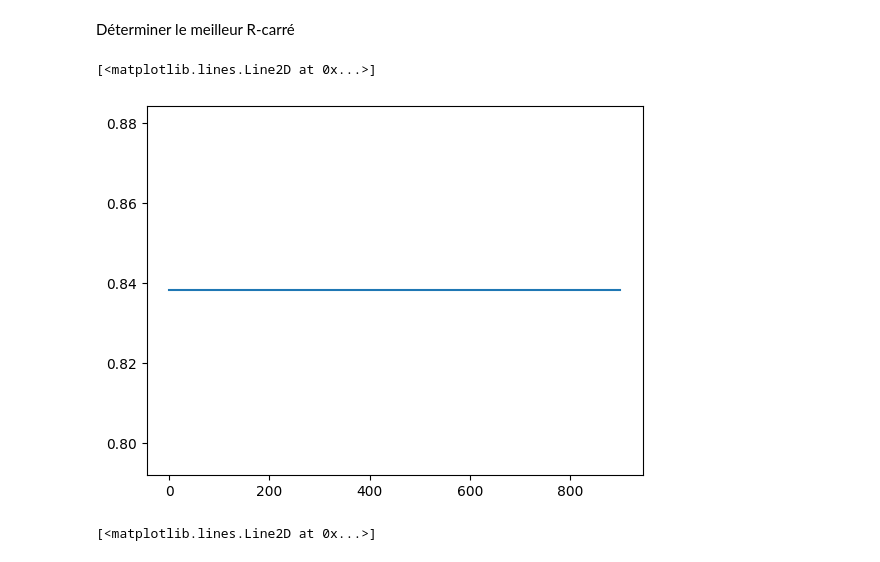
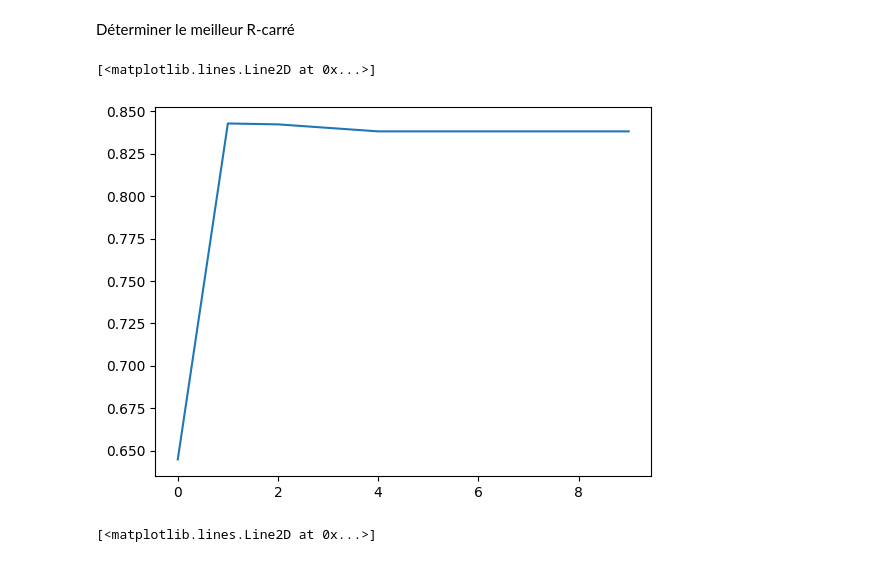
Before and after one commit to Mezouarch/Projet-data-IA, a Jupyter notebook: projet_data_alzheimer.ipynb, the cells around one changed output. Cells and saved outputs as stored; diff of their text form; code cells hidden in the pictures.

```diff
--- a/projet_data_alzheimer.ipynb
+++ b/projet_data_alzheimer.ipynb
@@ -589,13 +589,13 @@ array([0.81653747, 0.81912145, 0.87855297, 0.83979328, 0.83678756])
 Déterminer le meilleur R-carré
 # %%
 val_score = []
-for k in range(100, 1000):
+for k in range(0, 10):
     score = cross_val_score(LogisticRegression(C=60, max_iter = k, solver='liblinear'), x_train, y_train, cv=5).mean()
     val_score.append(score)
 plt.plot(val_score)
 # %% [output]
 [<matplotlib.lines.Line2D at 0x...>]
-[figure, old version]
+[figure, new version]
 # %%
 val_score = []
 for k in range(1, 100):
```
Also changed, not shown: parts of 1 cell of this notebook.
